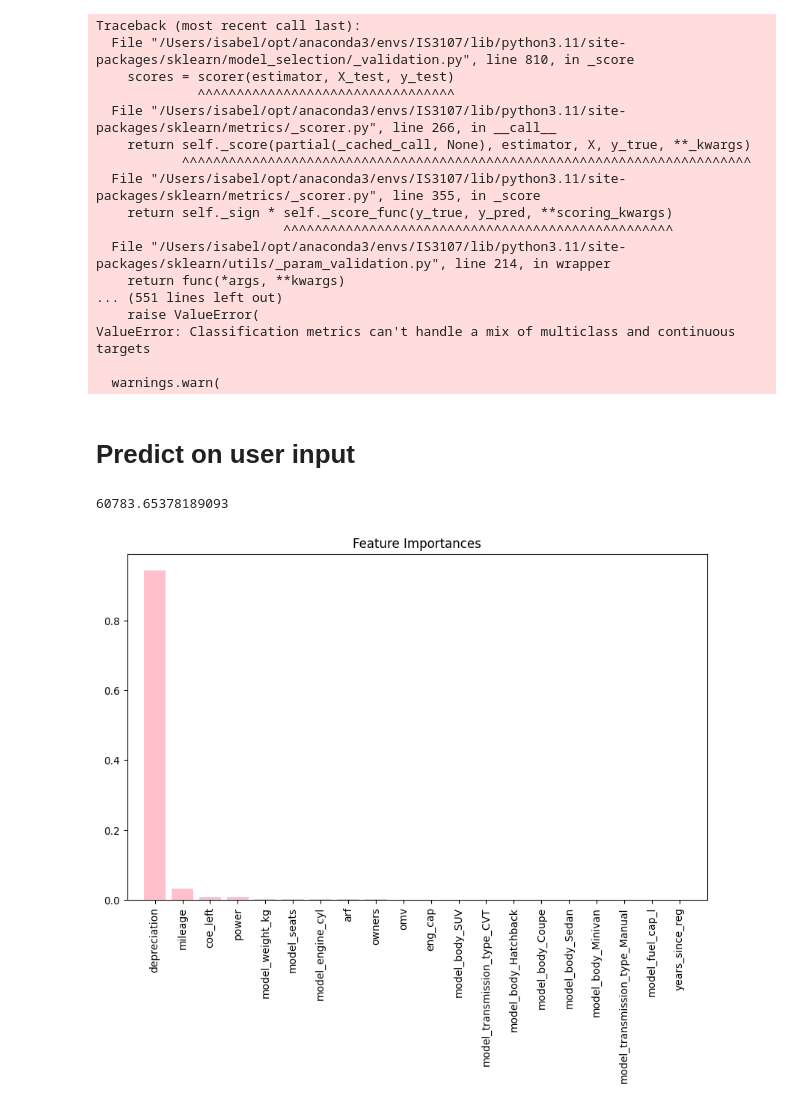
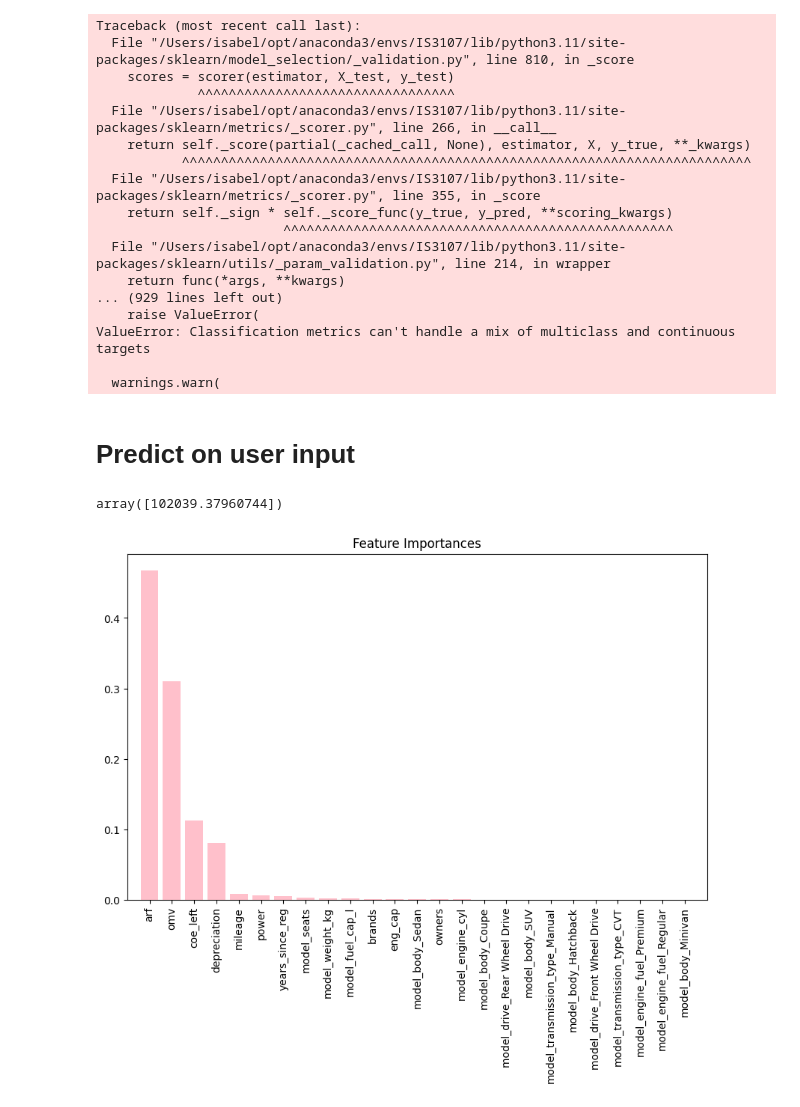
Before and after one commit to koiljat/IS3107_Group32, a Jupyter notebook: Script Dump/ml_prediction.ipynb, the cells around one changed output. Saved outputs shown, nothing was run; the diff lists cells and outputs as text; code cells hidden in the pictures.

Commit message:
made edits to ml prediction

```diff
--- a/Script Dump/ml_prediction.ipynb
+++ b/Script Dump/ml_prediction.ipynb
@@ -41,23 +41,27 @@ modelRF = joblib.load('modelRF.pkl')
 data = pd.read_csv('dataset.csv')
 # %%
 from sklearn.model_selection import GridSearchCV
+from sklearn.model_selection import train_test_split
+
+y = data['price']
+x = data.drop('price', axis=1)
+
+X_train, X_test, y_train, y_test = train_test_split(x, y, test_size=0.2, random_state=42)
 
 param_grid = {
     'max_depth': [10, 20, 30],
     'min_samples_split': [2, 5, 10]
 }
 
-y = data['price']
-x = data.drop('price', axis=1)
 
-grid_searchRF = GridSearchCV(modelRF, param_grid, cv=3, scoring='accuracy')
+
+grid_searchRF = GridSearchCV(modelRF, param_grid, cv=5, scoring='accuracy')
 
 # Fit on your data
-grid_searchRF.fit(x, y)
-
-
-# Best model
-best_modelRF = grid_searchRF.best_estimator_
+grid_searchRF.fit(X_train, y_train)
+best_params = grid_searchRF.best_params_
+best_estimator = grid_searchRF.best_estimator_
+best_predictions = best_estimator.predict(X_test)
 # %% [output]
 Traceback (most recent call last):
   File "/Users/isabel/opt/anaconda3/envs/IS3107/lib/python3.11/site-packages/sklearn/model_selection/_validation.py", line 810, in _score
@@ -71,7 +75,7 @@ Traceback (most recent call last):
                         ^^^^^^^^^^^^^^^^^^^^^^^^^^^^^^^^^^^^^^^^^^^^^^^^^^
   File "/Users/isabel/opt/anaconda3/envs/IS3107/lib/python3.11/site-packages/sklearn/utils/_param_validation.py", line 214, in wrapper
     return func(*args, **kwargs)
-... (551 lines left out)
+... (929 lines left out)
     raise ValueError(
 ValueError: Classification metrics can't handle a mix of multiclass and continuous targets
 
@@ -113,9 +119,9 @@ predictions = best_modelRF.predict(data_df)
 # %%
-predictions[0]
+predictions
 # %% [output]
-60783.65378189093
+array([102039.37960744])
 # %%
-importances = modelRF.feature_importances_
+importances = best_estimator.feature_importances_
 # %%
 import matplotlib.pyplot as plt
 import numpy as np
@@ -123,12 +129,12 @@ import seaborn as sns
 # %%
 sns.set_palette('husl', n_colors=len(importances))  # 'husl' is a colorful palette; you can change it to other options like 'viridis', 'rocket', etc.
 
 plt.figure(figsize=(10, 6))
 indices = np.argsort(importances)[::-1]
 plt.title('Feature Importances')
 plt.bar(range(len(importances)), importances[indices], color='pink', align='center')
-plt.xticks(range(len(importances)), x.columns[indices], rotation=90)
+plt.xticks(range(len(importances)), X_train.columns[indices], rotation=90)
 plt.xlim([-1, len(importances)])
 plt.show()
 # %% [output]
-[figure, old version]
+[figure, new version]
```
Also changed, not shown: parts of 2 cells of this notebook.
